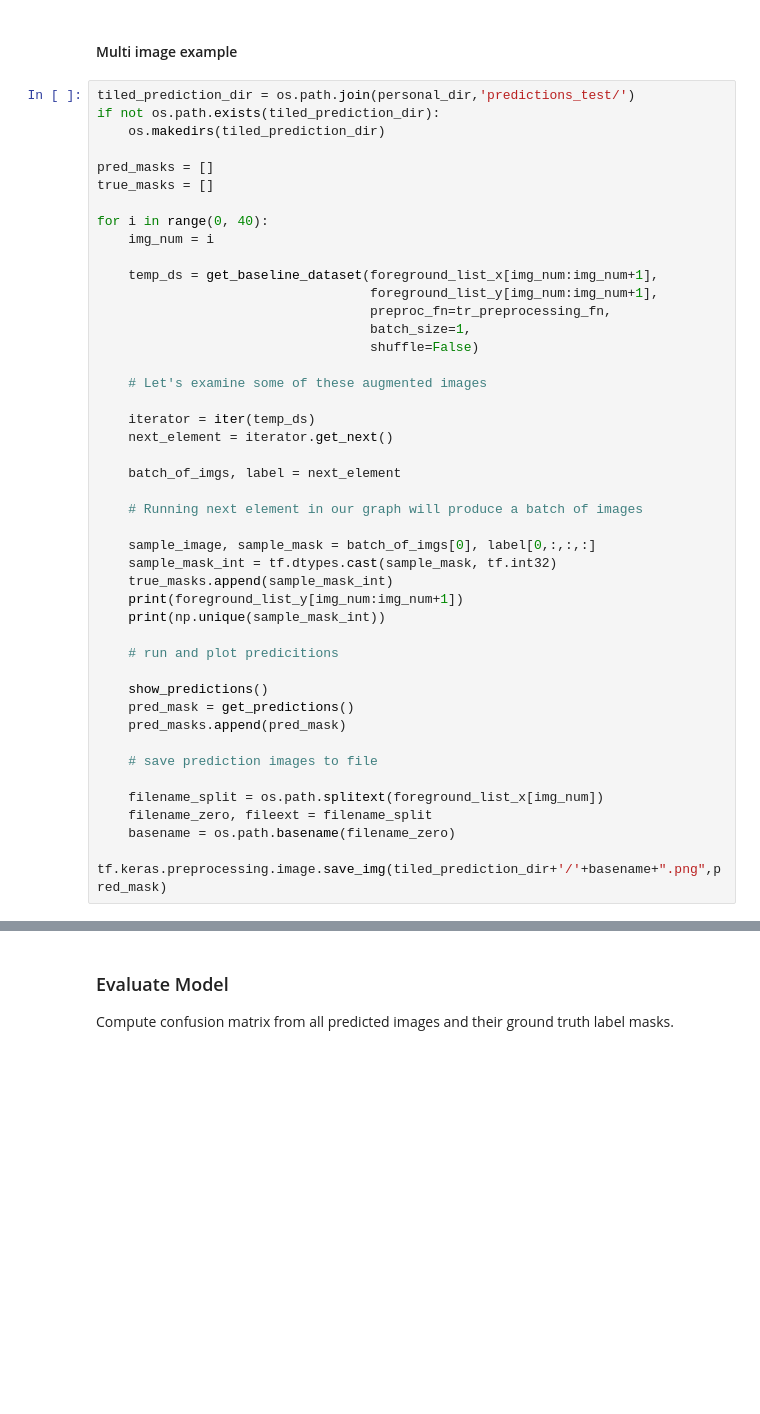
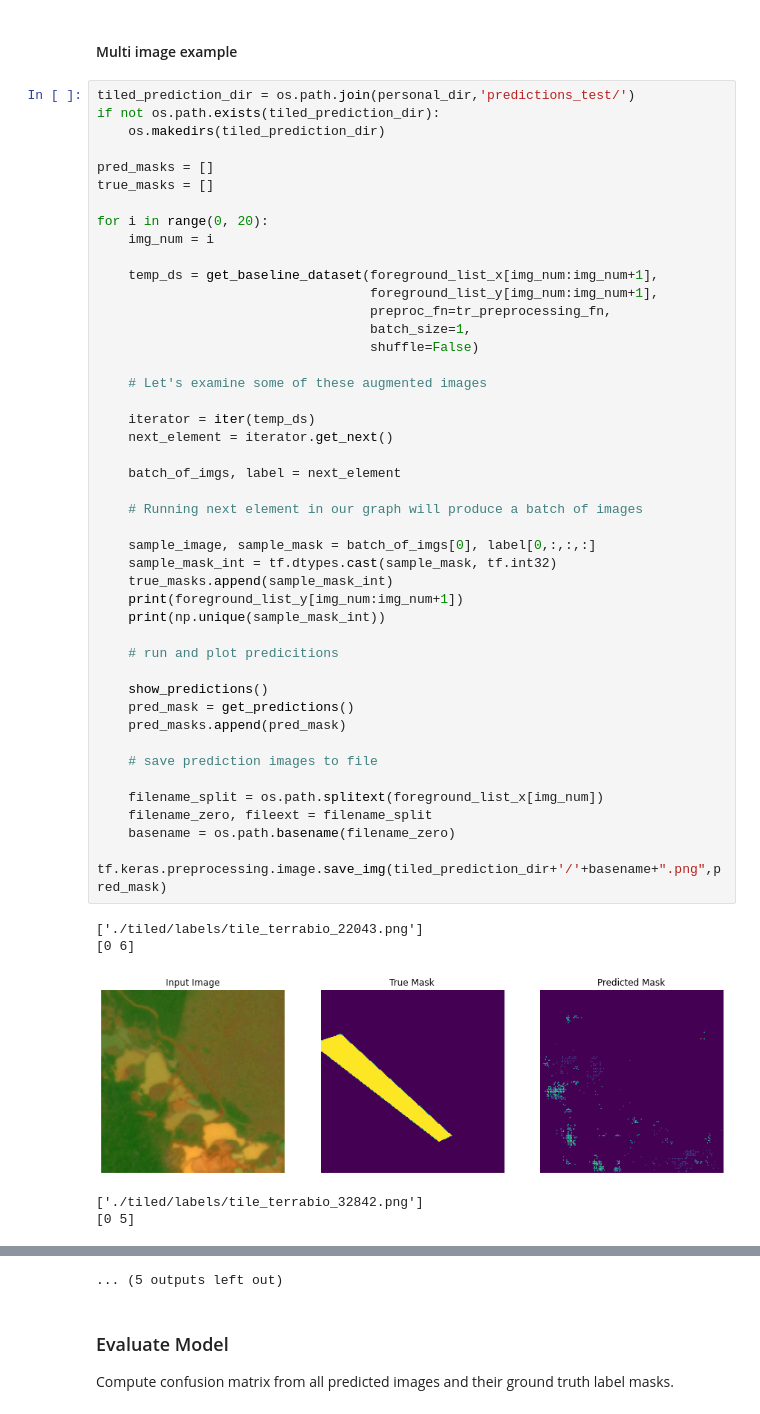
Before and after one commit to developmentseed/servir-amazonia-ml, a Jupyter notebook: ds_book/docs/deeplearning_crop_segmentation.ipynb, the cells around one changed output, grey strips where cells are left out. Cells and saved outputs as stored; diff of their text form; blank space fills up the shorter version.

```diff
--- a/ds_book/docs/deeplearning_crop_segmentation.ipynb
+++ b/ds_book/docs/deeplearning_crop_segmentation.ipynb
@@ -1085,7 +1065,7 @@ if not os.path.exists(tiled_prediction_dir):
 pred_masks = []
 true_masks = []
 
-for i in range(0, 40):
+for i in range(0, 20):
     img_num = i
 
     temp_ds = get_baseline_dataset(foreground_list_x[img_num:img_num+1],
@@ -1094,30 +1074,36 @@ for i in range(0, 40):
                                    batch_size=1,
                                    shuffle=False)
 
     # Let's examine some of these augmented images
 
     iterator = iter(temp_ds)
     next_element = iterator.get_next()
 
     batch_of_imgs, label = next_element
 
     # Running next element in our graph will produce a batch of images
 
     sample_image, sample_mask = batch_of_imgs[0], label[0,:,:,:]
     sample_mask_int = tf.dtypes.cast(sample_mask, tf.int32)
     true_masks.append(sample_mask_int)
     print(foreground_list_y[img_num:img_num+1])
     print(np.unique(sample_mask_int))
 
     # run and plot predicitions
 
     show_predictions()
     pred_mask = get_predictions()
     pred_masks.append(pred_mask)
 
     # save prediction images to file
 
     filename_split = os.path.splitext(foreground_list_x[img_num])
     filename_zero, fileext = filename_split
     basename = os.path.basename(filename_zero)
     tf.keras.preprocessing.image.save_img(tiled_prediction_dir+'/'+basename+".png",pred_mask)
+# %% [output]
+['./tiled/labels/tile_terrabio_22043.png']
+[0 6]
+[figure, added]
+['./tiled/labels/tile_terrabio_32842.png']
+[0 5]
@@ -1124,3 +1123,4 @@ for i in range(0, 40):
+... (5 outputs left out)
 # %% [markdown]
 ### Evaluate Model
 
```
Also changed, not shown: parts of 20 cells of this notebook.
